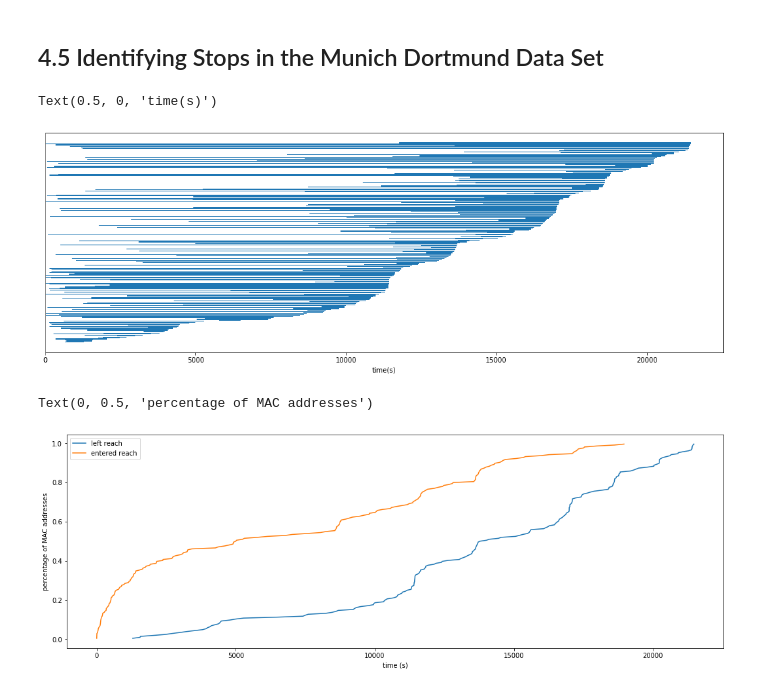
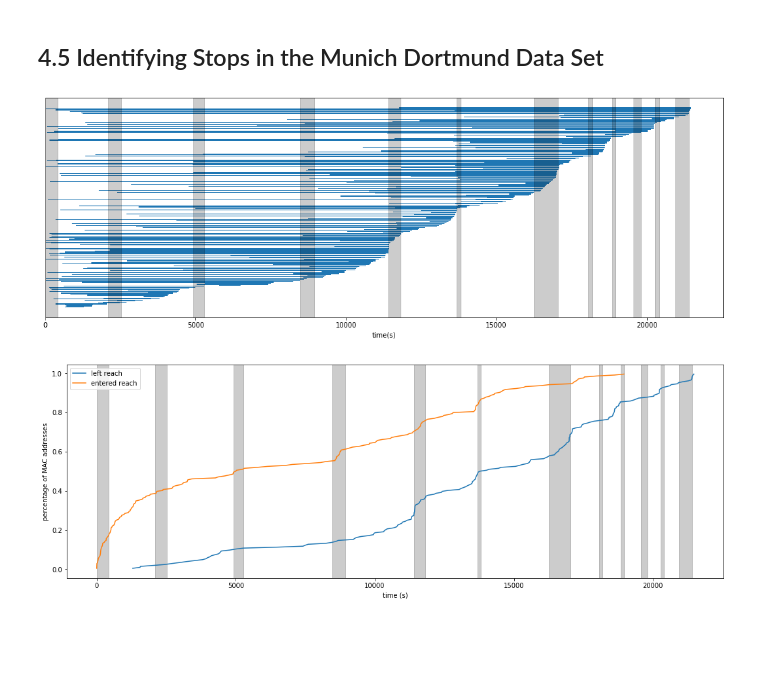
Before and after one commit to simonzachau/wifi-probes-analytics, a Jupyter notebook: analytics.ipynb, the cells around one changed output. Saved outputs shown, nothing was run; the diff lists cells and outputs as text; code cells hidden in the pictures; blank space fills up the shorter version.

Commit message:
Mark stations

```diff
--- a/analytics.ipynb
+++ b/analytics.ipynb
@@ -316,0 +313,21 @@ plot_frequency_counts(munich_to_dortmund)
+# %%
+def plot_munich_dortmund_stations():
+    stations = ((0, 420),
+                (2100, 2520),
+                (4920, 5280),
+                (8460, 8940),
+                (11400, 11820),
+                (13680, 13800),
+                (16260, 17040),
+                (18060, 18180),
+                (18840, 18960),
+                (19560, 19800),
+                (20280, 20400),
+                (20940, 21400))
+
+    for start, end in stations:
+        plt.axvspan(start, end, color='black', alpha=0.2)
+
+
+plot_frequency_counts(munich_to_dortmund)
+plot_munich_dortmund_stations()
@@ -505,19 +525,19 @@ plt.figure(figsize=(18, 6))
 plt.barh(range(len(sorted_by_last_seen)), inter_contact_times, left=left_alignment)
 plt.yticks([], [])
 plt.xlabel('time(s)')
+plot_munich_dortmund_stations()
 # %% [output]
-Text(0.5, 0, 'time(s)')
-[figure, old version]
+[figure, new version]
 # %%
 enter_reach = compute_cdf(filtered[:, 0] - timestamp_0)
 leave_reach = compute_cdf(np.sort(filtered[:, 1] - timestamp_0))
 
 plt.figure(figsize=(18, 6))
 plt.plot(*leave_reach)
 plt.plot(*enter_reach)
 plt.legend(('left reach', 'entered reach'))
 plt.xlabel('time (s)')
 plt.ylabel('percentage of MAC addresses')
+plot_munich_dortmund_stations()
 # %% [output]
-Text(0, 0.5, 'percentage of MAC addresses')
-[figure, old version]
+[figure, new version]
```
Also changed, not shown: parts of 3 cells of this notebook.
